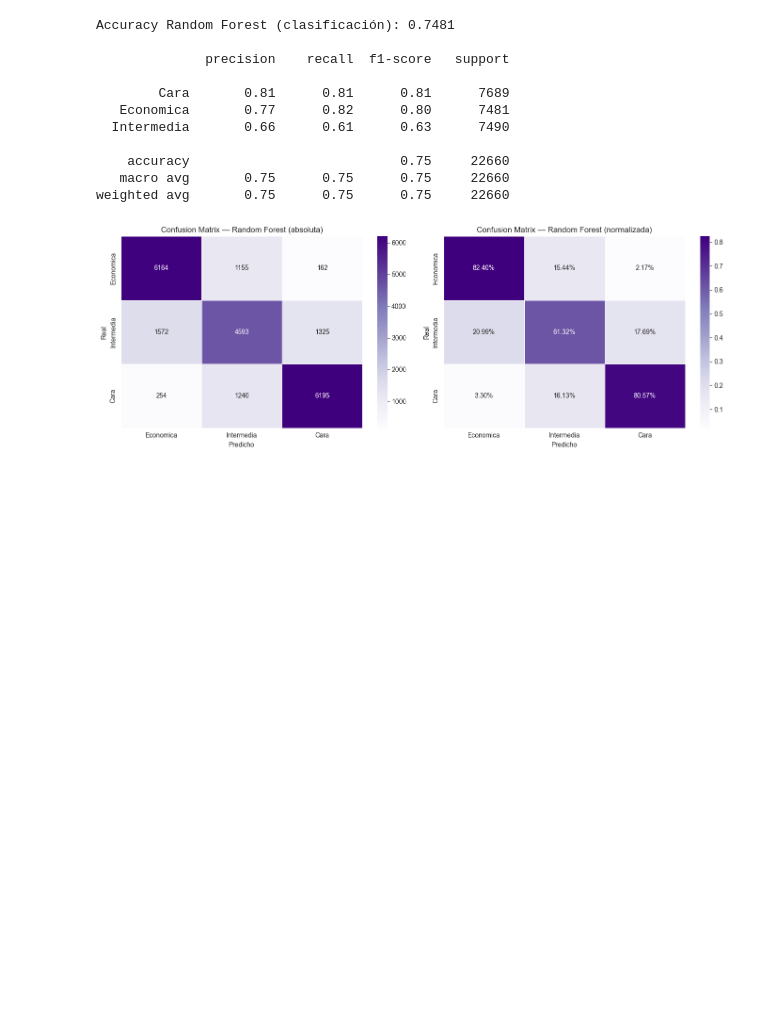
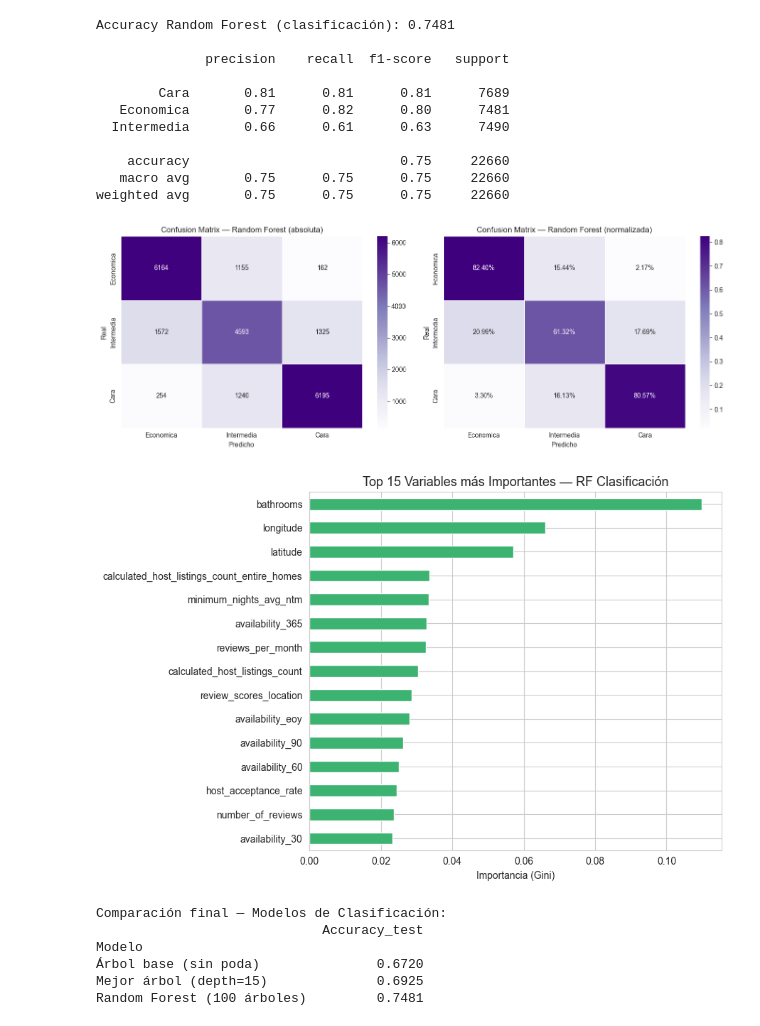
Before and after one commit to Cain7564/avance, a Jupyter notebook: Avance.ipynb, the cells around one changed output. Saved outputs shown, nothing was run; the diff lists cells and outputs as text; code cells hidden in the pictures; blank space fills up the shorter version.

```diff
--- a/Avance.ipynb
+++ b/Avance.ipynb
@@ -692,3 +692,33 @@ plt.tight_layout()
 plt.show()
 # %% [output]
 [figure]
+# %%
+# Importancia de variables — RF Clasificación
+importancias_clf = pd.Series(rf_clf.feature_importances_, index=X_clas.columns)
+top15_clf = importancias_clf.nlargest(15).sort_values()
+
+fig, ax = plt.subplots(figsize=(9, 6))
+top15_clf.plot(kind='barh', color='mediumseagreen', ax=ax)
+ax.set_title('Top 15 Variables más Importantes — RF Clasificación', fontsize=13)
+ax.set_xlabel('Importancia (Gini)')
+plt.tight_layout()
+plt.show()
+# %% [output]
+[figure, added]
+# %%
+# Tabla comparativa clasificación
+tabla_clas = pd.DataFrame([
+    {'Modelo': 'Árbol base (sin poda)',        'Accuracy_test': acc_base},
+    {'Modelo': f'Mejor árbol ({mejor_prof_clas})', 'Accuracy_test': accuracy_score(y_test_c, pred_mejor_clf)},
+    {'Modelo': 'Random Forest (100 árboles)',  'Accuracy_test': acc_rf},
+]).set_index('Modelo')
+
+print('Comparación final — Modelos de Clasificación:')
+print(tabla_clas.round(4))
+# %% [output]
+Comparación final — Modelos de Clasificación:
+                             Accuracy_test
+Modelo
+Árbol base (sin poda)               0.6720
+Mejor árbol (depth=15)              0.6925
+Random Forest (100 árboles)         0.7481
```
Also changed, not shown: parts of 1 cell of this notebook.
